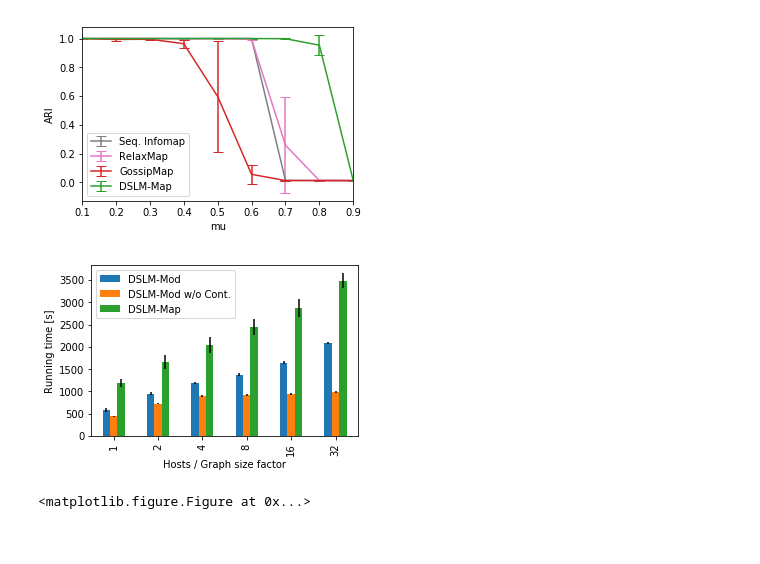
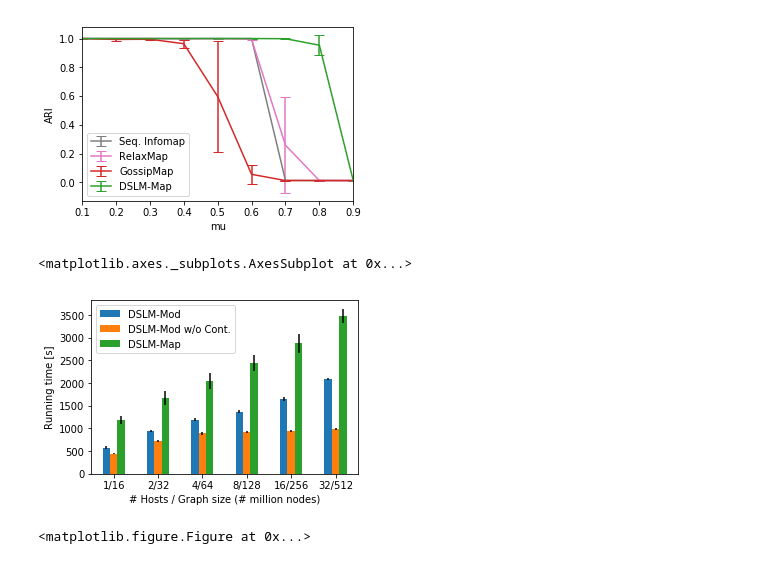
Before and after one commit to kit-algo/distributed_clustering_thrill_evaluation, a Jupyter notebook: notebooks/plot_layouting.ipynb, the cells around one changed output. Drawn from its saved outputs; the diff is of its cells as text; code cells hidden in the pictures.

Commit message:
improve weak scaling plot

```diff
--- a/notebooks/plot_layouting.ipynb
+++ b/notebooks/plot_layouting.ipynb
@@ -7,13 +7,15 @@ import matplotlib.pyplot as plt
 import pandas as pd
 from os import path
 # %%
-def plot_and_save(df, name, kind='line', xlabel=None, ylabel=None, **kwargs):
+def plot_and_save(df, name, kind='line', xlabel=None, ylabel=None, xticks=None, **kwargs):
     ax = df.plot(kind=kind, **kwargs)
 
     if xlabel != None:
         ax.set_xlabel(xlabel)
     if ylabel != None:
         ax.set_ylabel(ylabel)
+    if xticks != None:
+        ax.set_xticklabels(xticks, rotation='horizontal')
     plt.tight_layout(0.4)
 
     ax.legend().set_visible(False)
@@ -39,9 +41,10 @@ plot_and_save(df[map_algos], 'quality_ARI_map', yerr=err[map_algos], figsize=(4.
 [figure]
 # %%
 (df, err) = read("weak_scaling_runtime")
-plot_and_save(df, "weak_scaling_runtime", yerr=err, kind='bar', figsize=(4.5, 3), ylabel="Running time [s]", xlabel="Hosts / Graph size factor")
+plot_and_save(df, "weak_scaling_runtime", yerr=err, kind='bar', figsize=(4.5, 3), ylabel="Running time [s]", xlabel="# Hosts / Graph size (# million nodes)", xticks=['1/16', '2/32', '4/64', '8/128', '16/256', '32/512'])
 # %% [output]
+<matplotlib.axes._subplots.AxesSubplot at 0x...>
-[figure, old version]
+[figure, new version]
 # %%
 (df, err) = read("weak_scaling_ARI")
 plt.figure()
```
Also changed, not shown: parts of 1 cell of this notebook.
